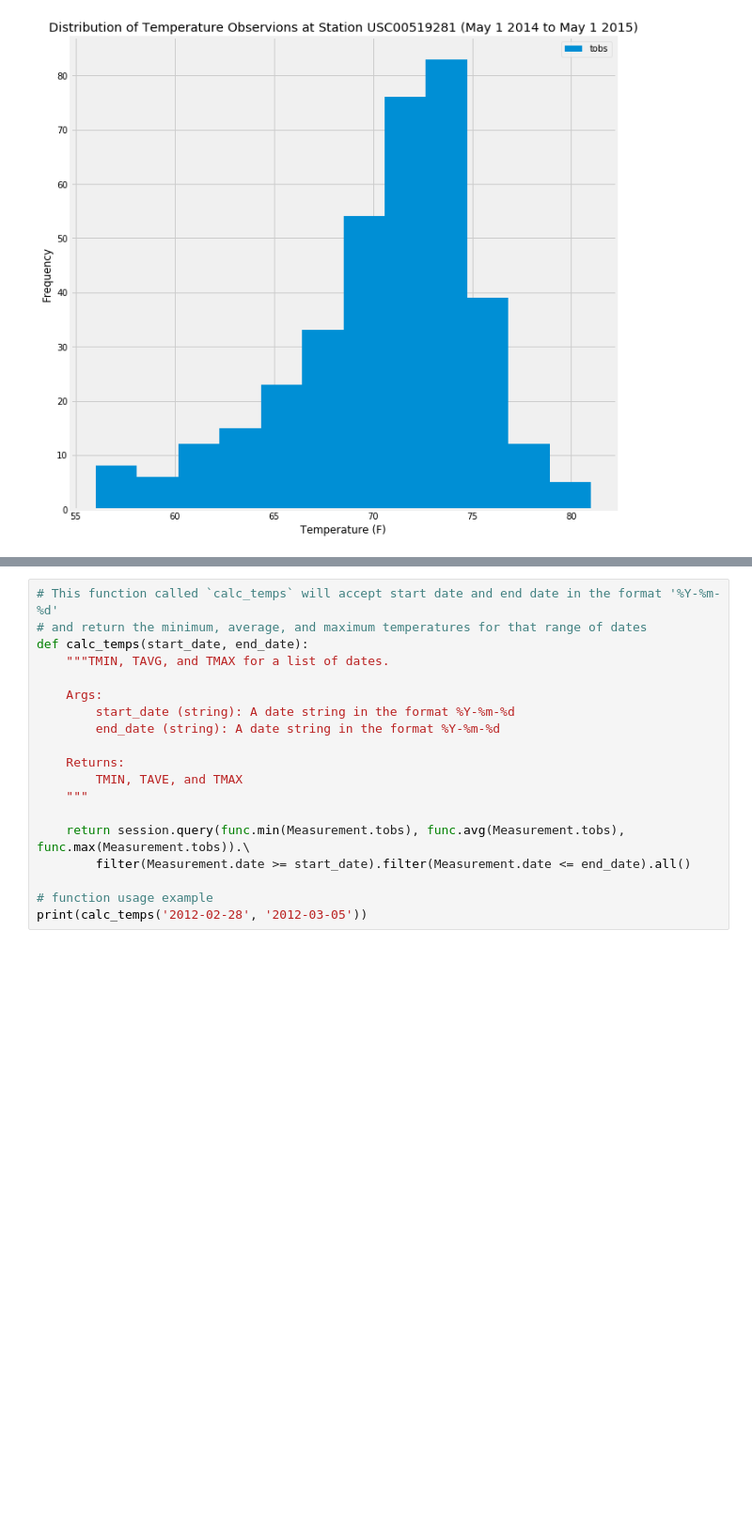
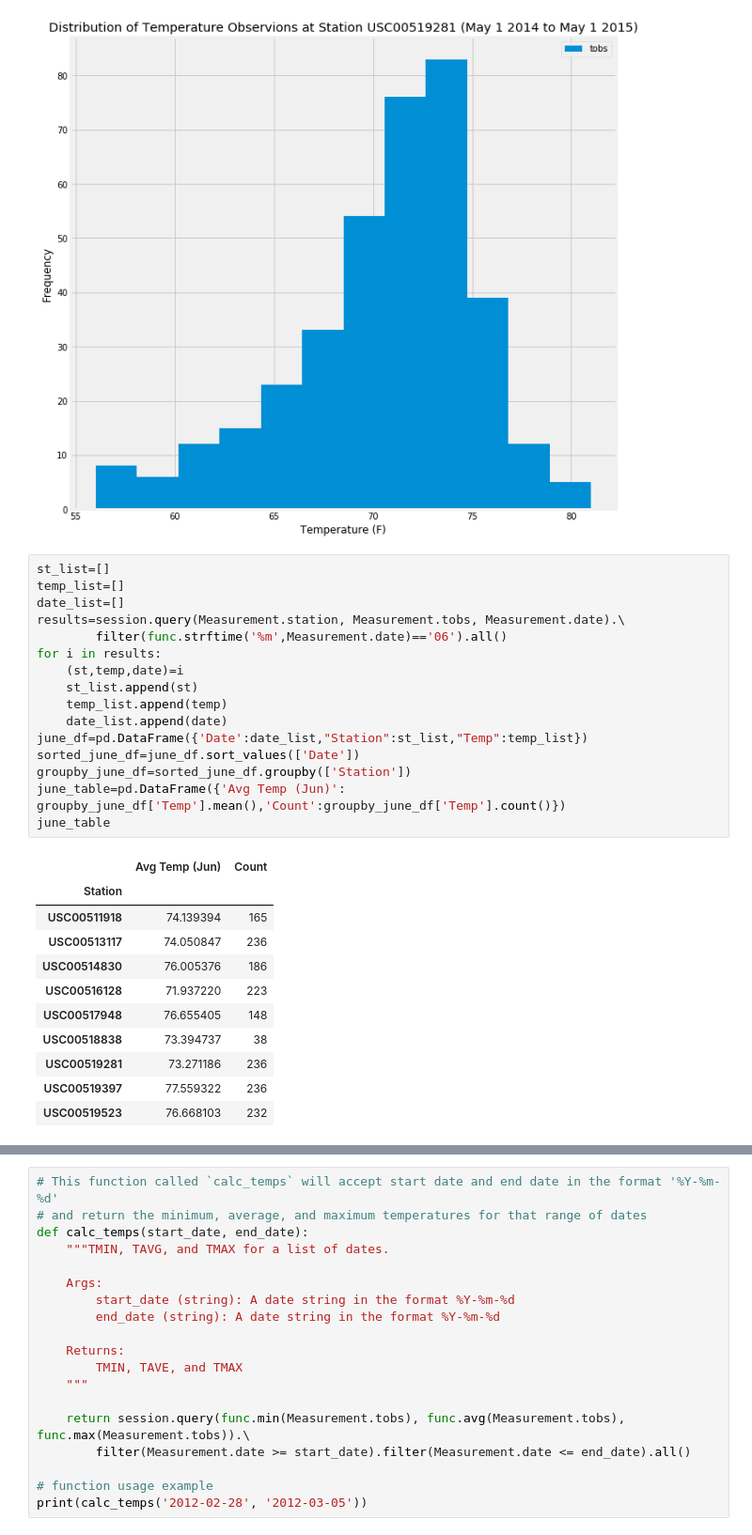
Before and after one commit to hanyang2019/Climate-Analysis-of-Hawaii, a Jupyter notebook: climate_HY.ipynb, the cells around one changed output, grey strips where cells are left out. Shown at 94% size. Cells and saved outputs as stored; diff of their text form; blank space fills up the shorter version.

```diff
--- a/climate_HY.ipynb
+++ b/climate_HY.ipynb
@@ -199,3 +199,31 @@ plt.savefig('histogram.png')
 plt.show()
 # %% [output]
 [figure]
+# %%
+st_list=[]
+temp_list=[]
+date_list=[]
+results=session.query(Measurement.station, Measurement.tobs, Measurement.date).\
+        filter(func.strftime('%m',Measurement.date)=='06').all()
+for i in results:
+    (st,temp,date)=i
+    st_list.append(st)
+    temp_list.append(temp)
+    date_list.append(date)
+june_df=pd.DataFrame({'Date':date_list,"Station":st_list,"Temp":temp_list})
+sorted_june_df=june_df.sort_values(['Date'])
+groupby_june_df=sorted_june_df.groupby(['Station'])
+june_table=pd.DataFrame({'Avg Temp (Jun)': groupby_june_df['Temp'].mean(),'Count':groupby_june_df['Temp'].count()})
+june_table
+# %% [output]
+|  | Avg Temp (Jun) | Count |
+| Station |  |  |
+| USC00511918 | 74.139394 | 165 |
+| USC00513117 | 74.050847 | 236 |
+| USC00514830 | 76.005376 | 186 |
+| USC00516128 | 71.937220 | 223 |
+| USC00517948 | 76.655405 | 148 |
+| USC00518838 | 73.394737 | 38 |
+| USC00519281 | 73.271186 | 236 |
+| USC00519397 | 77.559322 | 236 |
+| USC00519523 | 76.668103 | 232 |
```
Also changed, not shown: parts of 1 cell of this notebook.
